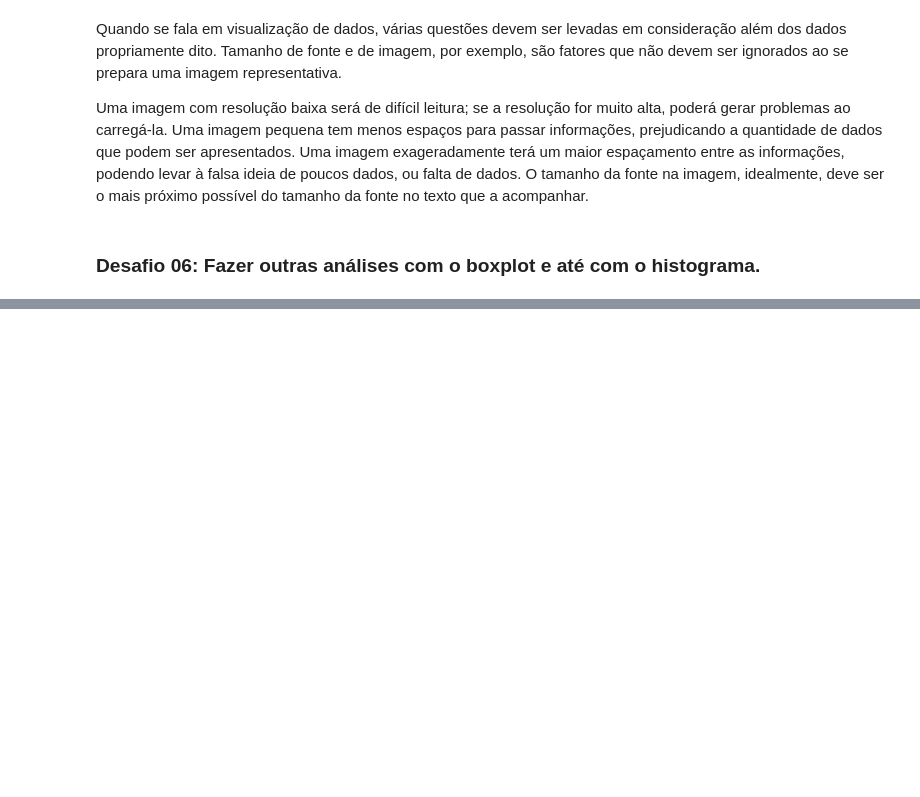
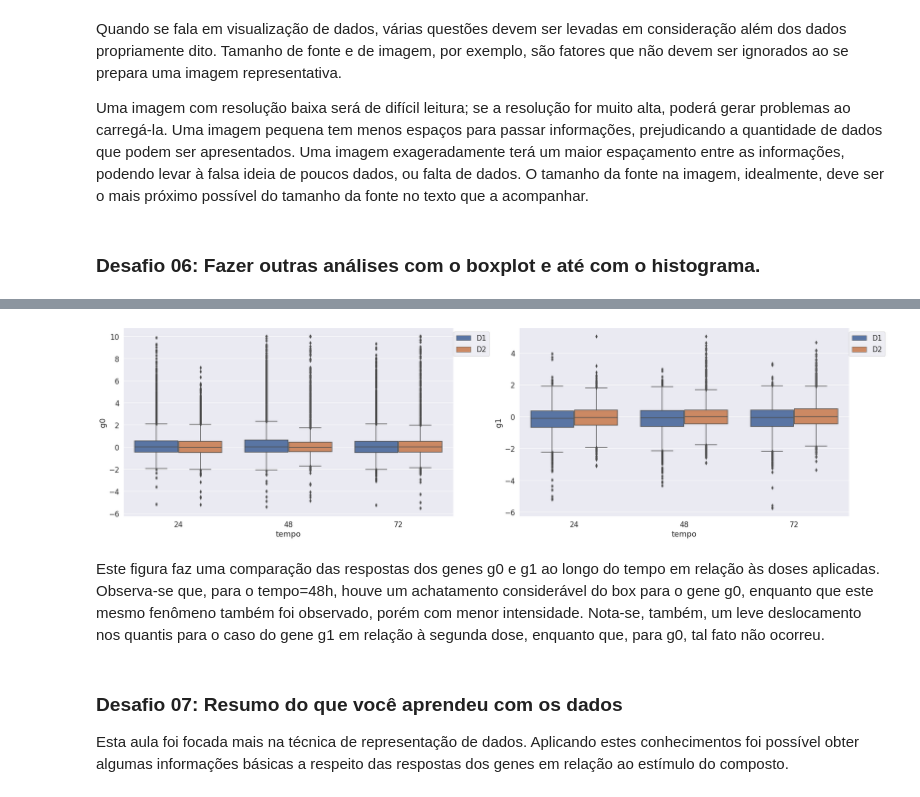
Before and after one commit to abasilio91/imersao_alura, a Jupyter notebook: imersaoAlura.ipynb, the cells around one changed output, grey strips where cells are left out. Drawn from its saved outputs; the diff is of its cells as text; code cells hidden in the pictures; blank space fills up the shorter version.

```diff
--- a/imersaoAlura.ipynb
+++ b/imersaoAlura.ipynb
@@ -383,0 +361,18 @@ dados.loc[:,'g0':'g771'].describe()
+# %%
+fig, axs = plt.subplots(1,2,figsize=(30,8))
+
+ax = sns.boxplot(y='g0', x='tempo', ax=axs[0], data=dados, hue='dose')
+ax.legend(bbox_to_anchor=(1.12,1))
+
+ax = sns.boxplot(y='g1', x='tempo', ax=axs[1], data=dados, hue='dose')
+ax.legend(bbox_to_anchor=(1.12,1))
+
+plt.show()
+# %% [output]
+[figure, added]
+# %% [markdown]
+Este figura faz uma comparação das respostas dos genes g0 e g1 ao longo do tempo em relação às doses aplicadas. Observa-se que, para o tempo=48h, houve um achatamento considerável do box para o gene g0, enquanto que este mesmo fenômeno também foi observado, porém com menor intensidade. Nota-se, também, um leve deslocamento nos quantis para o caso do gene g1 em relação à segunda dose, enquanto que, para g0, tal fato não ocorreu.
+# %% [markdown]
+### Desafio 07: Resumo do que você aprendeu com os dados
+
+Esta aula foi focada mais na técnica de representação de dados. Aplicando estes conhecimentos foi possível obter algumas informações básicas a respeito das respostas dos genes em relação ao estímulo do composto.
```
Also changed, not shown: parts of 9 cells of this notebook.
